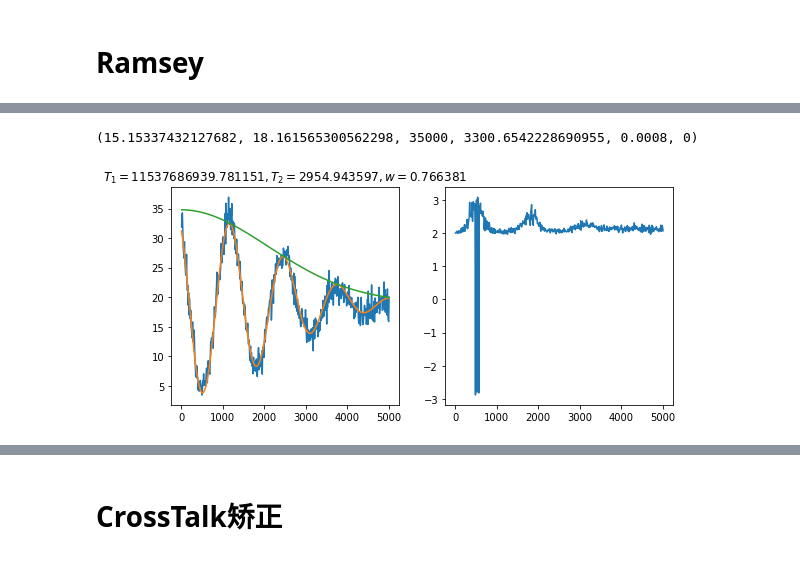
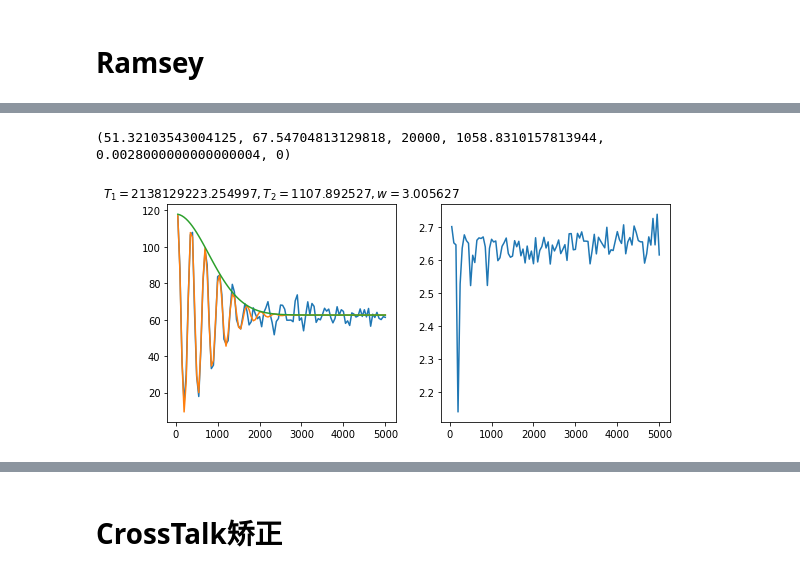
Before and after one commit to zhaoshoukuan/-ipynb, a Jupyter notebook: qw20.ipynb, the cells around one changed output, grey strips where cells are left out. Cells and saved outputs as stored; diff of their text form; code cells hidden in the pictures.

```diff
--- a/qw20.ipynb
+++ b/qw20.ipynb
@@ -379,0 +473,12 @@ q1 = q1._replace(pi_len=24,power_rabi=att_single)
+# %%
+await measure.psg['psg_lo'].setValue('Power',13)
+att_setup = mr.Att_Setup('com7')
+att_setup.Att(9)
+job = Job(mr.threshHold, (q_target,measure), tags=[tag], max=2)
+st, s_st = await job.done()
+s_off, s_on = s_st[0][:,0], s_st[1][:,0]
+plt.figure()
+plt.plot(np.real(s_off),np.imag(s_off),'.')
+plt.plot(np.real(s_on),np.imag(s_on),'.',alpha=0.6)
+plt.axis('equal')
+plt.show()
@@ -379,0 +492,9 @@ q1 = q1._replace(pi_len=24,power_rabi=att_single)
+# %%
+x, y = s_st[0][:,0], s_st[1][:,0]
+add, diff = (np.mean(x)+np.mean(y))/2, np.mean(x)-np.mean(y)
+s_off, s_on = (x-add)/diff, (y-add)/diff
+plt.figure()
+plt.plot(np.real(s_off),np.imag(s_off),'.')
+plt.plot(np.real(s_on),np.imag(s_on),'.',alpha=0.6)
+plt.axis('equal')
+plt.show()
@@ -379,0 +504,14 @@ q1 = q1._replace(pi_len=24,power_rabi=att_single)
+# %%
+S = list(s_off) + list(s_on)
+S = np.array(S)
+x,z = np.real(S), np.imag(S)
+d = list(zip(x,z))
+d = np.mat(d)
+kmeans = KMeans(n_clusters=2,max_iter=100,tol=0.001)
+kmeans.fit(d)
+measure.predict = kmeans.predict
+y = kmeans.predict(d)
+print(list(y).count(1)/len(y))
+plt.figure()
+plt.scatter(x,z,c=y,s=10)
+plt.show()
@@ -415,22 +569,25 @@ q2 = q2._replace(T1=T1)
 # %% [markdown]
 # Ramsey
+# %%
+t_Ramsey, q_target = np.linspace(0,5000,101), q7
+# if q_target.inst['ex_lo'] == 'psg_ex2':
+await psg[q_target.inst['ex_lo']].setValue('Frequency',(q_target.f_ex+q_target.delta_ex+3e6)[0])
 # %%
-t_Ramsey, q_target = np.linspace(1,5001,501), q1
-
+await psg_ex1.setValue('Moutput','ON')
 job = Job(mr.Ramsey, (q_target,measure,t_Ramsey,(len(t_Ramsey)-1),True), tags=[tag], max=500,avg=True)
 t_ram, s_ram = await job.done()
 x, y = t_ram[:,0], s_ram[:,0]
-A,B,T1,T2,w,phi = op.T2_Fit(T1=25000,funcname='gauss',envelopemethod='hilbert').fitT2(x,np.abs(y))
+A,B,T1,T2,w,phi = op.T2_Fit(T1=20000,funcname='gauss',envelopemethod='hilbert').fitT2(x,np.abs(y))
 z = A*np.exp(-(x/T2)**2-x/T1/2)*np.cos(2*np.pi*w*x+phi) + B
 z_env = A*np.exp(-(x/T2)**2-x/T1/2) + B
 fig, axes = plt.subplots(ncols=2,nrows=1,figsize=(9,4))
 axes[0].plot(t_ram,np.abs(s_ram))
 axes[0].plot(x,z)
 axes[0].plot(x,z_env)
 axes[0].set_title('$T_{1}=%f,T_{2}=%f,w=%f$'%(T1,T2,w*1e3))
 axes[1].plot(t_ram,np.angle(s_ram))
 plt.show()
 # %% [output]
 [interactive output not drawn]
-(15.15337432127682, 18.161565300562298, 35000, 3300.6542228690955, 0.0008, 0)
+(51.32103543004125, 67.54704813129818, 20000, 1058.8310157813944, 0.0028000000000000004, 0)
-[figure, old version]
+[figure, new version]
```
Also changed, not shown: parts of 62 cells of this notebook, 2 other files.
